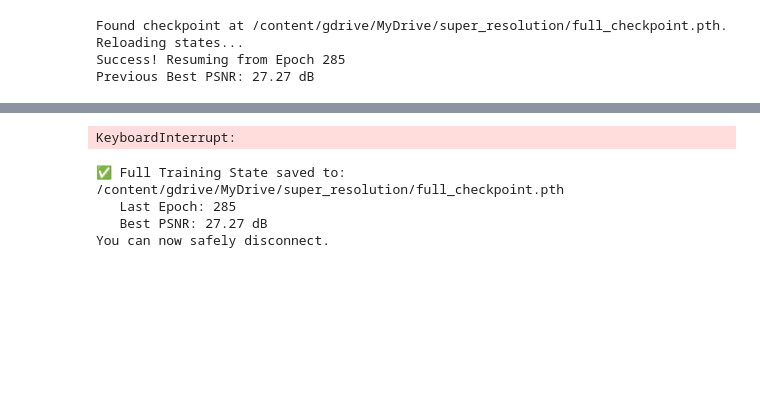
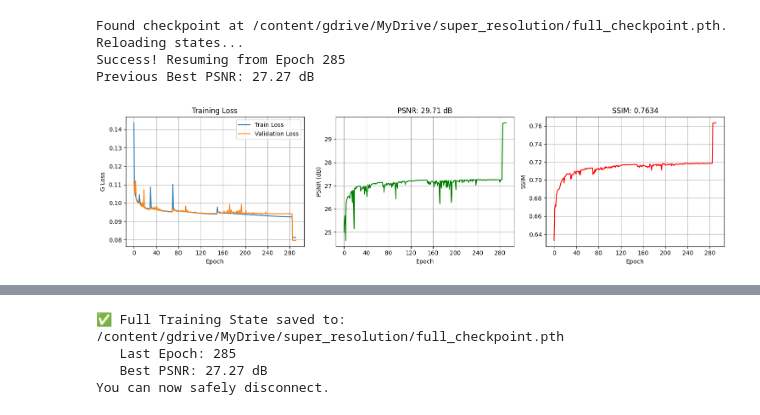
Before and after one commit to dylanneve1/4c16-labs, a Jupyter notebook: lab-07/Lab 7.ipynb, the cells around one changed output, grey strips where cells are left out. Cells and saved outputs as stored; diff of their text form; code cells hidden in the pictures; blank space fills up the shorter version.

```diff
--- a/lab-07/Lab 7.ipynb
+++ b/lab-07/Lab 7.ipynb
@@ -232,17 +232,17 @@ print("Loading datasets...")
 data_orig = np.load(orig_path)['hr_images']
 print(f"   Original Data Shape: {data_orig.shape}")
 
-# Load New (Unsplash)
-new_path = '/content/gdrive/MyDrive/super_resolution/dataset_two.npz'
-if os.path.exists(new_path):
-    data_new = np.load(new_path)['hr_images']
-    print(f"   Unsplash Data Shape: {data_new.shape}")
+# Load Unsplash
+unsplash_path = '/content/gdrive/MyDrive/super_resolution/dataset_two.npz'
+if os.path.exists(unsplash_path):
+    data_unsplash = np.load(unsplash_path)['hr_images']
+    print(f"Unsplash Data Shape: {data_unsplash.shape}")
 
     # 3. COMBINE THEM
-    raw_data = np.concatenate([data_orig, data_new], axis=0)
-    print(f"\n✅ COMBINED TOTAL: {raw_data.shape}")
+    raw_data = np.concatenate([data_orig, data_unsplash], axis=0)
+    print(f"\nCOMBINED TOTAL: {raw_data.shape}")
 else:
-    print("\n⚠️ dataset_two.npz not found. Using original only.")
+    print("\ndataset_two.npz not found. Using original only.")
     raw_data = data_orig
 
 print(f"Final raw_data shape: {raw_data.shape}")
@@ -664,7 +664,7 @@ Previous Best PSNR: 27.27 dB
 # to preserve momentum and graph history.
 
 # 1. Configuration
-extra_epochs = 5  # How many MORE epochs you want to run
+extra_epochs = 30  # How many MORE epochs you want to run
 criterion = GLoss().to(device)
 save_path = 'model.pth'
 
@@ -718,30 +718,31 @@ for epoch in range(start_epoch, end_epoch):
             # Standard Inference
             out = sr_model(lr_batch)
 
             loss = criterion(out, hr_batch)
             val_running_loss += loss.item() * lr_batch.size(0)
 
             # Calculate Metrics
             psnr_val, ssim_val = calculate_metrics(out, hr_batch)
             all_psnr.append(psnr_val)
             all_ssim.append(ssim_val)
 
     val_loss = val_running_loss / len(val_loader.dataset)
     avg_psnr = np.mean(all_psnr)
     avg_ssim = np.mean(all_ssim)
 
     current_lr = optimizer.param_groups[0]['lr']
 
     # Update the EXISTING plotter (Continues the graph)
     plotter.update(train_loss, val_loss, avg_psnr, avg_ssim)
 
     print(f'Epoch {epoch+1}: Train Loss {train_loss:.5f} | Val Loss {val_loss:.5f} | PSNR {avg_psnr:.2f} dB | SSIM {avg_ssim:.4f} | LR {current_lr:.2e}')
 
     # Save Checkpoint if it's the best so far (Simple Logic)
     # We check if current PSNR is better than the max in history
     if avg_psnr >= max(plotter.psnr_vals):
         torch.save(sr_model.state_dict(), save_path)
         # print(f"New Best Model Saved! ({avg_psnr:.2f} dB)")
 
 print("Extended Training finished.")
 # %% [output]
+[figure, added]
@@ -750,4 +750,3 @@ Extending training to Epoch 5 (Cycle 3 territory)...
-KeyboardInterrupt:
 # %%
 # --- SAVE FULL STATE (Run before disconnecting) ---
 import os
```
Also changed, not shown: parts of 3 cells of this notebook, 1 other file.
